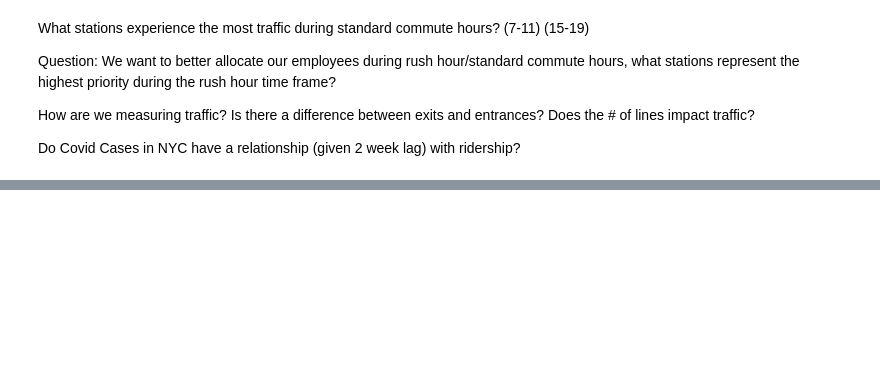
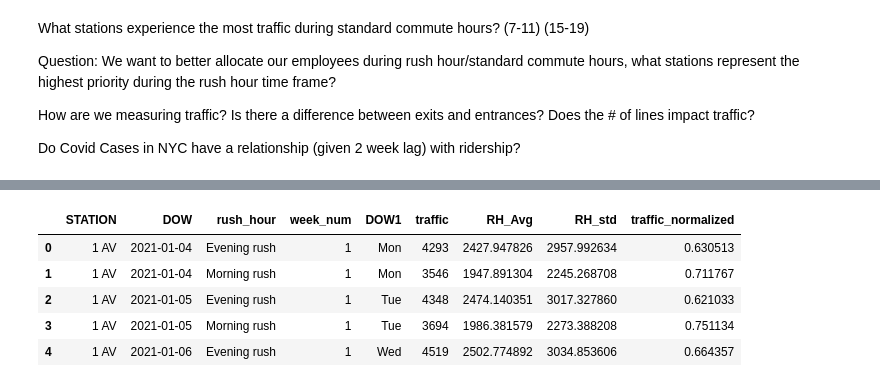
Before and after one commit to phillrich13/EDA, a Jupyter notebook: Data Aggregation.ipynb, the cells around one changed output, grey strips where cells are left out. Drawn from its saved outputs; the diff is of its cells as text; code cells hidden in the pictures; blank space fills up the shorter version.

Commit message:
normalized traffic counts by DOW
also separated by rush hour time and grouped to create normalization base

```diff
--- a/Data Aggregation.ipynb
+++ b/Data Aggregation.ipynb
@@ -24,12 +20,7 @@ OperationalError: (sqlite3.OperationalError) unable to open database file
 # %%
-import datetime
+# Converting the text date into an actual date value
+all_data['DOW'] = pd.to_datetime(all_data['DATE'])
 
-all_data.head()
-# type(all_data['DATE'][0])
-
-all_data['DOW'] = pd.to_datetime(all_data['DATE'])
-# type(all_data['DOW'][0])
+# Converting the new date value into a Day of Week format
 all_data['DOW1'] = all_data['DOW'].dt.strftime('%a')
-all_data.head(100)
-
-# all_data['DOW'] = pd.to_datetime(all_data['DATE'], format = '%M/%d/%y')
+all_data['week_num'] = all_data['DOW'].dt.strftime('%V').astype(int)
@@ -56,4 +42,19 @@ How are we measuring traffic? Is there a difference between exits and entrances?
 
 Do Covid Cases in NYC have a relationship (given 2 week lag) with ridership?
 # %%
+# Isolating weekdays and non-first measure hour slots (i.e. the first measurement we have for a given turnstile,
+# which would have no prior window to compare to)
+
+all_data['Agg_enters'] = all_data['ENTRIES'] - all_data['entered']
+all_data['Agg_exits'] = all_data['EXITS'] - all_data['exited']
+all_data['traffic'] = all_data['Agg_enters'] + all_data['Agg_exits']
+
+neg = (all_data['traffic'] < 0)
+
+all_data.loc[neg, 'traffic'] = all_data.loc[neg, 'traffic'] * -1
+
+
+#Avoid magic number (20)
+
+mask = (all_data['entered'] != 0) & (all_data['DOW1'] != 'Sat') &  (all_data['DOW1'] != 'Sun') & (all_data['rush_hour'] != "") & (all_data['traffic'] < 40000) & (all_data['week_num'] != 53)
 # %% [output]
@@ -77,0 +83,16 @@ memory usage: 263.3+ MB
+# %%
+station_daily = all_data[mask].groupby(['STATION', 'DOW', 'rush_hour', 'week_num', 'DOW1']).traffic.sum().reset_index()
+
+station_daily['RH_Avg'] = station_daily.groupby(['DOW', 'week_num','DOW1', 'rush_hour']).traffic.transform(lambda x: x.mean())
+station_daily['RH_std'] = station_daily.groupby(['DOW', 'week_num','DOW1', 'rush_hour']).traffic.transform(lambda x: x.std())
+# %%
+station_daily['traffic_normalized'] = (station_daily['traffic']-station_daily['RH_Avg'])/station_daily['RH_std']
+# %%
+station_daily.head()
+# %% [output]
+|  | STATION | DOW | rush_hour | week_num | DOW1 | traffic | RH_Avg | RH_std | traffic_normalized |
+| 0 | 1 AV | 2021-01-04 | Evening rush | 1 | Mon | 4293 | 2427.947826 | 2957.992634 | 0.630513 |
+| 1 | 1 AV | 2021-01-04 | Morning rush | 1 | Mon | 3546 | 1947.891304 | 2245.268708 | 0.711767 |
+| 2 | 1 AV | 2021-01-05 | Evening rush | 1 | Tue | 4348 | 2474.140351 | 3017.327860 | 0.621033 |
+| 3 | 1 AV | 2021-01-05 | Morning rush | 1 | Tue | 3694 | 1986.381579 | 2273.388208 | 0.751134 |
+| 4 | 1 AV | 2021-01-06 | Evening rush | 1 | Wed | 4519 | 2502.774892 | 3034.853606 | 0.664357 |
```
Also changed, not shown: parts of 5 cells of this notebook.
